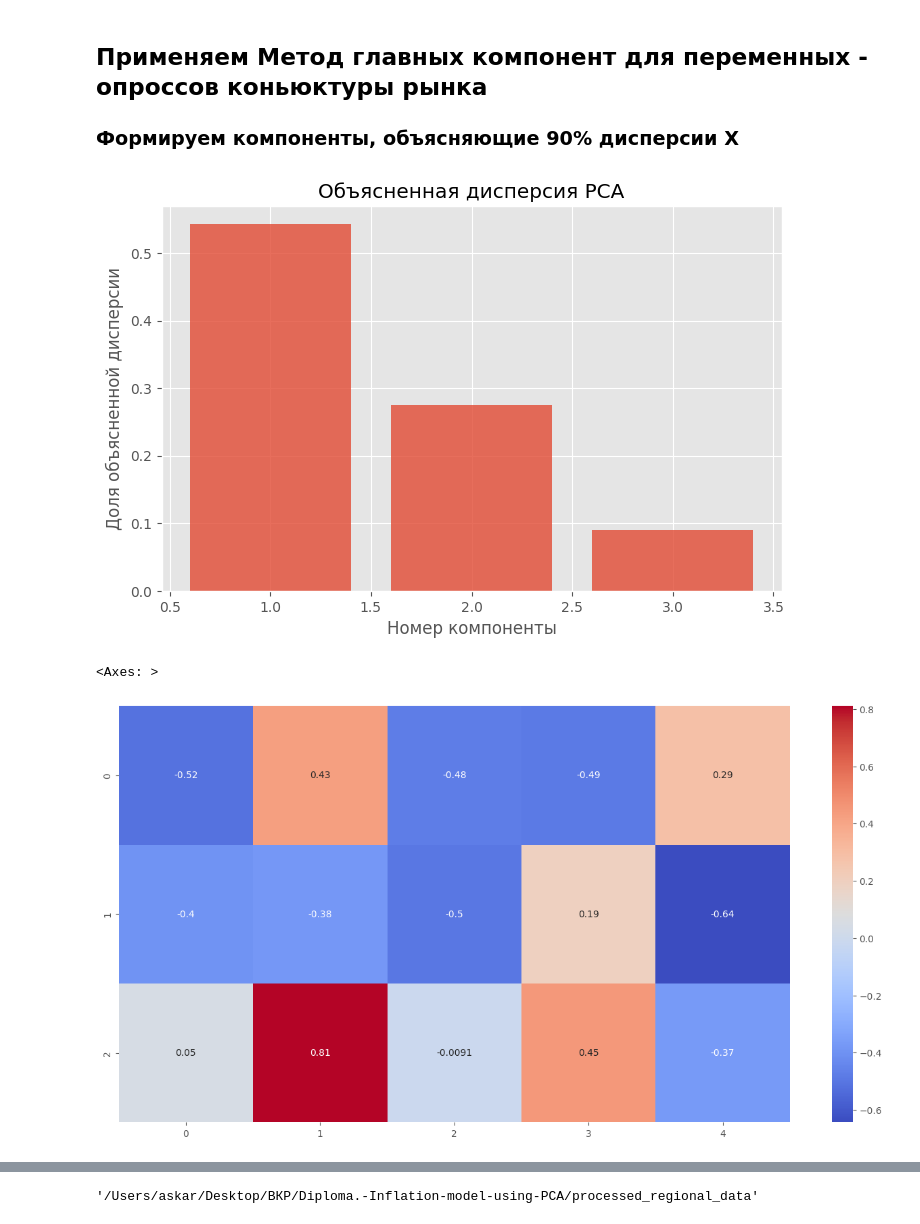
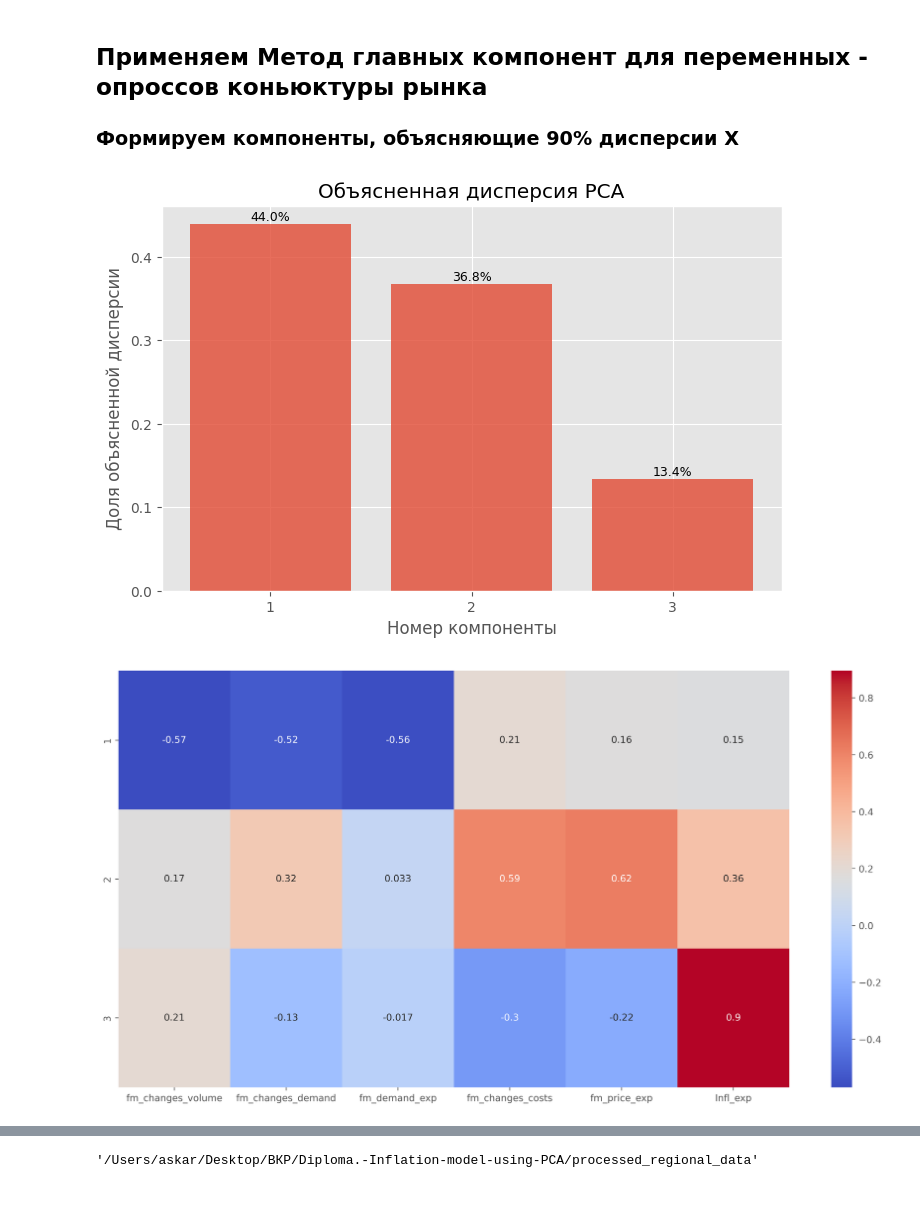
Before and after one commit to askarg/Diploma.-Inflation-model-using-PCA, a Jupyter notebook: process_data.ipynb, the cells around one changed output, grey strips where cells are left out. Saved outputs shown, nothing was run; the diff lists cells and outputs as text; code cells hidden in the pictures.

Commit message:
reorganisation a data proccess

```diff
--- a/process_data.ipynb
+++ b/process_data.ipynb
@@ -112,14 +112,14 @@ df.plot(kind='line', figsize=(20, 22), subplots=True);
 
 ### Формируем компоненты, объясняющие 90% дисперсии Х
 # %%
-X_fm = df[['fm_changes_volume', 'fm_changes_costs', 'fm_changes_demand', 'fm_demand_exp', 'fm_price_exp']]
-X = df.drop(columns=['fm_changes_volume', 'fm_changes_costs', 'fm_changes_demand', 'fm_demand_exp', 'fm_price_exp'])
+X_fm = df[['fm_changes_volume', 'fm_changes_demand', 'fm_demand_exp', 'fm_changes_costs', 'fm_price_exp', 'Infl_exp']].copy()
+X = df.drop(columns=['fm_changes_volume', 'fm_changes_demand', 'fm_demand_exp', 'fm_changes_costs','fm_price_exp', 'Infl_exp'])
 
 # Стандартизация данных
 scaler = StandardScaler()
 X_scaled = scaler.fit_transform(X_fm)
 
-pca = PCA(n_components=0.9)
+pca = PCA(n_components=0.94)
 X_pca = pca.fit_transform(X_scaled)
 
 explained_variance = pca.explained_variance_ratio_
@@ -127,20 +127,28 @@ loadings = pca.components_
 
 # Визуализация объясненной дисперсии компонентами  PCA
 plt.figure(figsize=(8, 5), dpi=100)
-plt.bar(range(1, len(explained_variance) + 1),
+bars = plt.bar(range(1, len(explained_variance) + 1),
         explained_variance, alpha=0.8, align='center')
+
+for bar in bars:
+    height = bar.get_height()
+    plt.text(bar.get_x() + bar.get_width()/2., height,
+             f'{height*100:.1f}%',
+             ha='center', va='bottom', fontsize=9)
+
 plt.xlabel('Номер компоненты')
 plt.ylabel('Доля объясненной дисперсии')
+plt.xticks(np.arange(1,4,1))
 plt.title('Объясненная дисперсия PCA')
 plt.show()
 # %% [output]
-[figure, old version]
+[figure, new version]
 # %%
-plt.figure(figsize=(16, 8))
-sb.heatmap(loadings, annot=True, cmap='coolwarm')
+plt.figure(figsize=(16, 8), dpi=500);
+loadings_data = pd.DataFrame(loadings, columns=X_fm.columns, index=range(1, 4));
+sb.heatmap(loadings_data, annot=True, cmap='coolwarm');
 # %% [output]
-<Axes: >
-[figure, old version]
+[figure, new version]
 # %%
 import seaborn as sns
 import pandas as pd
```
Also changed, not shown: parts of 3 cells of this notebook, 3 other files.
